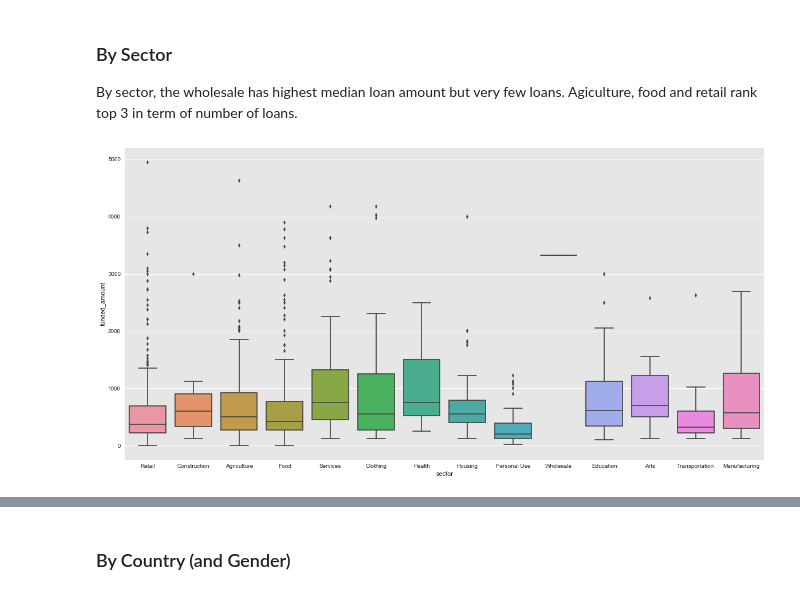
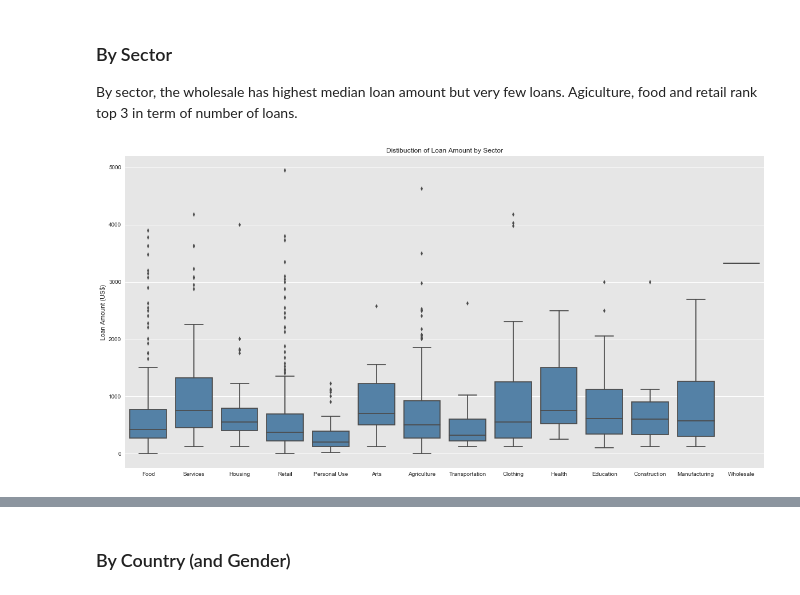
Before and after one commit to feng443/RUDS-Proj1-Kiva-Crowd-Funding-Visualization, a Jupyter notebook: KivaDataVisualization.ipynb, the cells around one changed output, grey strips where cells are left out. Saved outputs shown, nothing was run; the diff lists cells and outputs as text; code cells hidden in the pictures.

```diff
--- a/KivaDataVisualization.ipynb
+++ b/KivaDataVisualization.ipynb
@@ -19,17 +19,11 @@ loan_data = kiva_data.loan_data
 # %% [markdown]
 ### By Sector
 By sector, the wholesale has highest median loan amount but very few loans. Agiculture, food and retail rank top 3 in term of number of loans.
-# %%
-figure, ax = plt.subplots(figsize=(20,10))
-
-sns.boxplot(
-    x='sector',
-    y='funded_amount',
-    #order='sector',
-    data=loan_data[loan_data['funded_amount'] < 5000])
-plt.show()
-# %% [output]
-[figure, removed]
+# %%
+%run narcos/sector_boxplot.py
+sector_boxplot(loan_data)
+# %% [output]
+[figure, added]
 # %%
 %run narcos/sector_by_loan.py
 plot_sector_by_loan_amount(loan_data)
```
Also changed, not shown: parts of 13 cells of this notebook, 3 other files.
